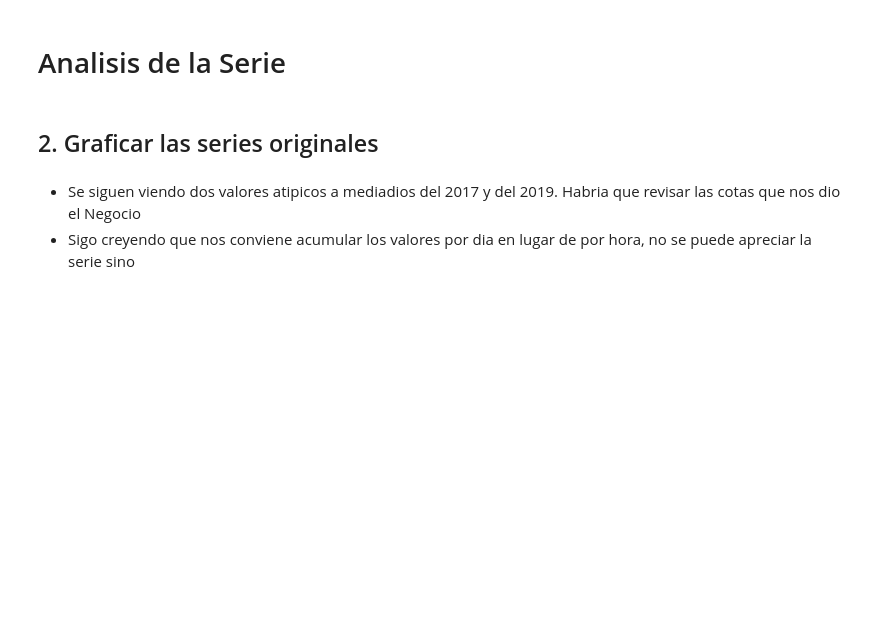
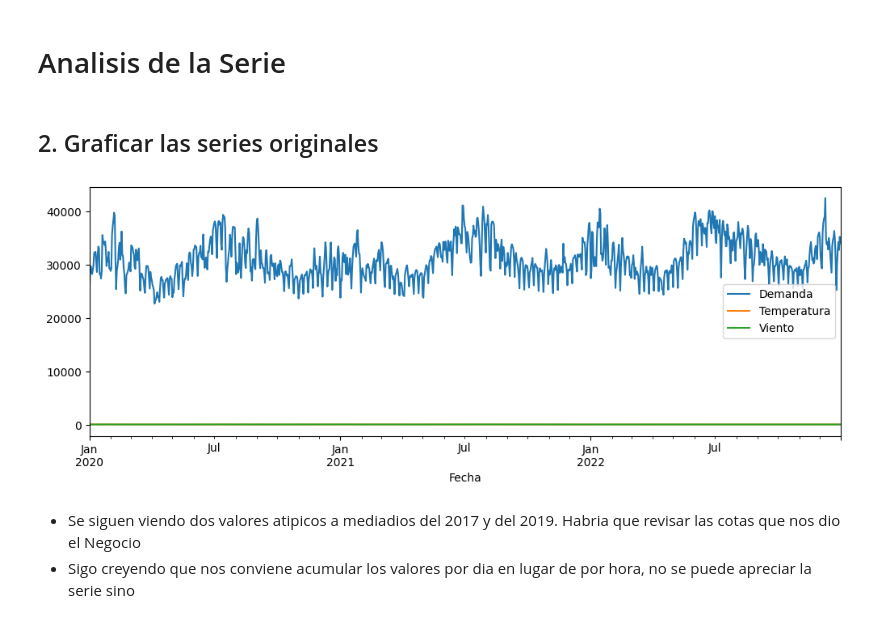
Before and after one commit to AndresMontesDeOca/TimeSeries, a Jupyter notebook: TP1_Ale_v2.ipynb, the cells around one changed output. Cells and saved outputs as stored; diff of their text form; code cells hidden in the pictures; blank space fills up the shorter version.

```diff
--- a/TP1_Ale_v2.ipynb
+++ b/TP1_Ale_v2.ipynb
@@ -470,8 +443,12 @@ NameError: ignored
 # %%
 # Ploteamos la serie original
 
+RRR
+
 data.plot(figsize=(12, 4))
 plt.show()
+# %% [output]
+[figure, added]
 # %% [markdown]
 - Se siguen viendo dos valores atipicos a mediadios del 2017 y del 2019. Habria que revisar las cotas que nos dio el Negocio
 - Sigo creyendo que nos conviene acumular los valores por dia en lugar de por hora, no se puede apreciar la serie sino
```
Also changed, not shown: parts of 6 cells of this notebook.
